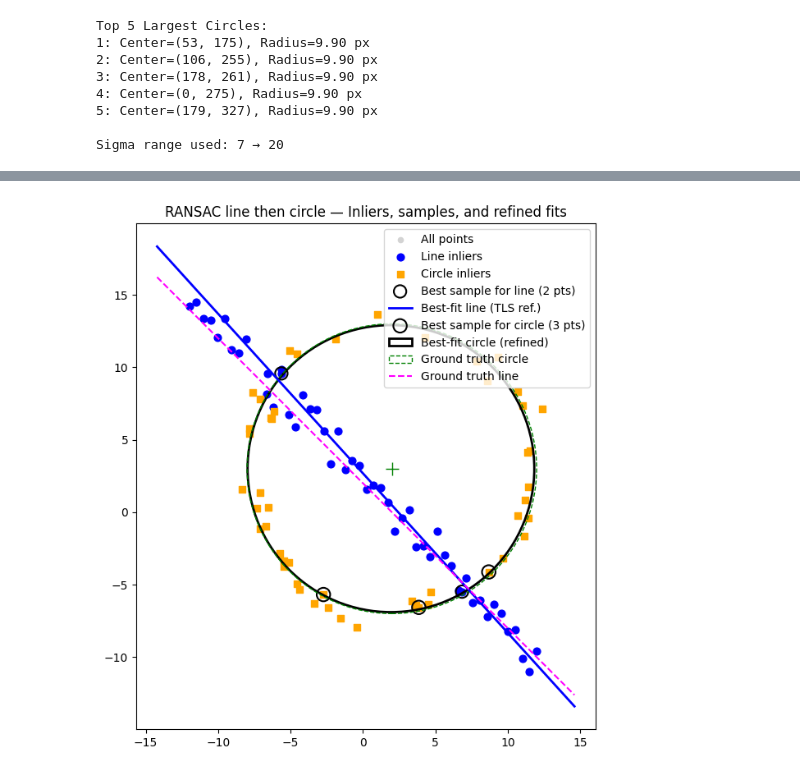
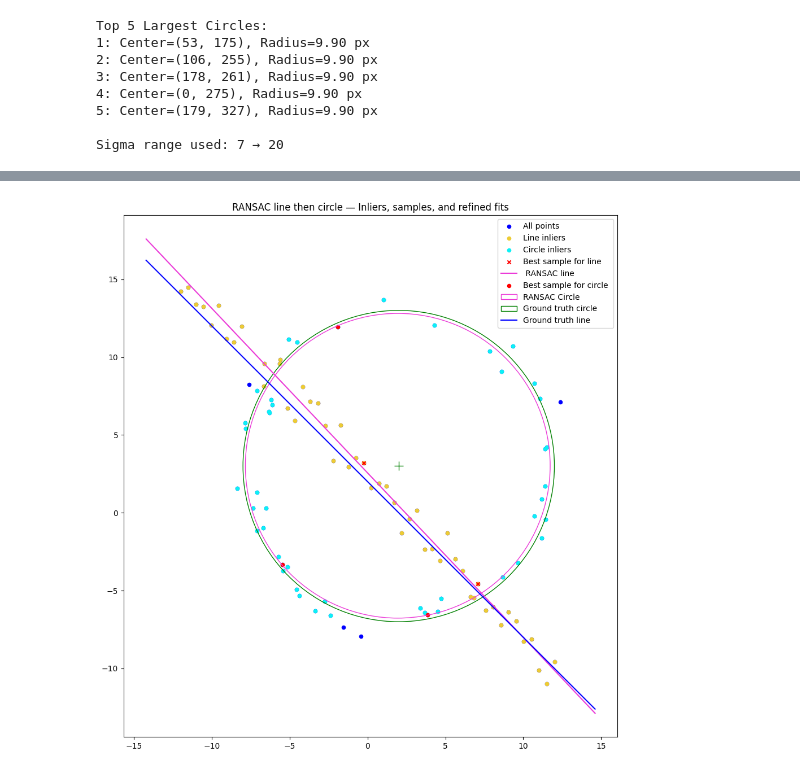
Before and after one commit to imansha321/OpenCV, a Jupyter notebook: EN3160 Assignment 2 on Fitting and Alignment/EN3160 Assignment 2 on Fitting and Alignment.ipynb, the cells around one changed output, grey strips where cells are left out. Cells and saved outputs as stored; diff of their text form; code cells hidden in the pictures.

```diff
--- a/EN3160 Assignment 2 on Fitting and Alignment/EN3160 Assignment 2 on Fitting and Alignment.ipynb
+++ b/EN3160 Assignment 2 on Fitting and Alignment/EN3160 Assignment 2 on Fitting and Alignment.ipynb
@@ -83,5 +150,4 @@ Sigma range used: 7 → 20
 # %%
-
 import numpy as np
 import matplotlib.pyplot as plt
 from scipy.optimize import minimize
@@ -112,9 +178,7 @@ X = np.vstack((X_circ, X_line))  # all points
 
 
 def line_from_two_points(p1, p2):
-    """Return (a,b,d) for line where [a,b] is unit normal and a*x + b*y = d"""
     v = p2 - p1
-    # normal vector perpendicular to direction v
     n = np.array([v[1], -v[0]])
     norm = np.linalg.norm(n)
     if norm == 0:
@@ -124,11 +188,9 @@ def line_from_two_points(p1, p2):
     return n_unit[0], n_unit[1], d
 
 def point_line_distances(Xpts, a, b, d):
-    """Absolute perpendicular distances of points to line a*x + b*y = d (a,b unit)"""
     return np.abs(Xpts.dot(np.array([a, b])) - d)
 
 def refine_line_tls(X_inliers):
-    """Total least squares line fit using SVD. Return (a,b,d) with unit normal [a,b]."""
     if len(X_inliers) < 2:
         return None
     centroid = X_inliers.mean(axis=0)
@@ -143,19 +205,15 @@ def refine_line_tls(X_inliers):
     d = float(normal.dot(centroid))
     return a, b, d
 
-def circle_from_3pts(p1, p2, p3):
-    """Compute circle (x0,y0,r) through three non-collinear points.
-       Returns (x0,y0,r) or None if degenerate."""
-    # Use linear algebra circumcenter method
+def circle_from_points(p1, p2, p3):
     A = np.array([p1, p2, p3], dtype=float)
-    # check collinearity:
     mat = np.vstack((A.T, np.ones(3)))
     if np.linalg.matrix_rank(mat) < 3:
         return None
     x1, y1 = p1
     x2, y2 = p2
     x3, y3 = p3
-    # compute circumcenter
+
     a = x1 - x2
     b = y1 - y2
     c = x1 - x3
@@ -175,7 +233,7 @@ def radial_errors(Xpts, x0, y0, r):
     return np.abs(dists - r)
 
 
-def ransac_line(Xpts, iterations=1000, thresh=1.5, min_inliers=30):
+def ransac_line(Xpts, iterations=1000, threshold=1.5, min_inliers=30):
     best = {'inliers': None, 'a': None, 'b': None, 'd': None, 'sample_idx': None}
     n_pts = len(Xpts)
     for it in range(iterations):
@@ -187,13 +245,13 @@ def ransac_line(Xpts, iterations=1000, thresh=1.5, min_inliers=30):
             continue
         a, b, d = params
         dists = point_line_distances(Xpts, a, b, d)
-        inliers_idx = np.where(dists < thresh)[0]
+        inliers_idx = np.where(dists < threshold)[0]
         if len(inliers_idx) > (best['inliers'].sum() if isinstance(best['inliers'], np.ndarray) else 0):
             if len(inliers_idx) >= min_inliers:
                 best['inliers'] = inliers_idx
                 best['a'], best['b'], best['d'] = a, b, d
                 best['sample_idx'] = (i, j)
-    # If found candidate, refine with TLS on inliers
+
     if best['inliers'] is None:
         return None
     X_in = Xpts[best['inliers']]
@@ -204,18 +262,18 @@ def ransac_line(Xpts, iterations=1000, thresh=1.5, min_inliers=30):
     return best
 
 
-def ransac_circle(Xpts, iterations=1500, thresh=1.5, min_inliers=20):
+def ransac_circle(Xpts, iterations=1500, threshold=1.5, min_inliers=20):
     best = {'inliers': None, 'x0': None, 'y0': None, 'r': None, 'sample_idx': None}
     n_pts = len(Xpts)
     for it in range(iterations):
         idx = np.random.choice(n_pts, size=3, replace=False)
         p1, p2, p3 = Xpts[idx]
-        circ = circle_from_3pts(p1, p2, p3)
+        circ = circle_from_points(p1, p2, p3)
         if circ is None:
             continue
         x0, y0, r = circ
         errs = radial_errors(Xpts, x0, y0, r)
-        inliers_idx = np.where(errs < thresh)[0]
+        inliers_idx = np.where(errs < threshold)[0]
         if best['inliers'] is None or len(inliers_idx) > len(best['inliers']):
             if len(inliers_idx) >= min_inliers:
                 best['inliers'] = inliers_idx
@@ -241,22 +299,22 @@ def ransac_circle(Xpts, iterations=1500, thresh=1.5, min_inliers=20):
 
 
 line_iterations = 1000
-line_thresh = 1.5      # perpendicular distance threshold
-line_min_inliers = 30  # must be at least this many points to accept
+line_threshold = 1.2
+line_min_inliers = 40
 
 circle_iterations = 1500
-circle_thresh = 1.5    # radial error threshold
+circle_threshold = 1
 circle_min_inliers = 15
 
 # 1) Estimate line using RANSAC
-line_result = ransac_line(X, iterations=line_iterations, thresh=line_thresh, min_inliers=line_min_inliers)
+line_result = ransac_line(X, iterations=line_iterations, threshold=line_threshold, min_inliers=line_min_inliers)
 if line_result is None:
     raise RuntimeError("Line RANSAC failed to find a model")
 
 # compute distances and inliers again with refined params
 a_best, b_best, d_best = line_result['a'], line_result['b'], line_result['d']
 dists_all = point_line_distances(X, a_best, b_best, d_best)
-line_inliers_idx = np.where(dists_all < line_thresh)[0]
+line_inliers_idx = np.where(dists_all < line_threshold)[0]
 line_sample_idx = line_result['sample_idx']
 
 # 2) Subtract line inliers and estimate circle on remainder
@@ -265,20 +323,19 @@ mask_remnant[line_inliers_idx] = False
 X_remnant = X[mask_remnant]
 
 circle_result = ransac_circle(X_remnant, iterations=circle_iterations,
-                              thresh=circle_thresh, min_inliers=circle_min_inliers)
+                              threshold=circle_threshold, min_inliers=circle_min_inliers)
 if circle_result is None:
     raise RuntimeError("Circle RANSAC failed to find a model")
 
 x0_ransac, y0_ransac, r_ransac = circle_result['x0'], circle_result['y0'], circle_result['r']
 circle_inliers_idx_in_remnant = circle_result['inliers']
-# convert to indices in original X
+
 remnant_indices = np.where(mask_remnant)[0]
 circle_inliers_idx = remnant_indices[circle_inliers_idx_in_remnant]
 circle_sample_idx_remnant = circle_result['sample_idx']
 circle_sample_idx = remnant_indices[circle_sample_idx_remnant]
 
-# Also compute best-fit circle from all circle inliers (redundant since refined via minimize)
-# Print results
+
 print("Line (refined TLS): a={:.4f}, b={:.4f}, d={:.4f}  (unit normal a,b)".format(a_best, b_best, d_best))
 print("Line inliers count:", len(line_inliers_idx))
 print("RANSAC line sample indices (two pts):", line_sample_idx)
@@ -288,43 +345,43 @@ print("Circle inliers count:", len(circle_inliers_idx))
 print("RANSAC circle sample indices (three pts, original indices):", circle_sample_idx)
 
 
-fig, ax = plt.subplots(1, 1, figsize=(8, 8))
+fig, ax = plt.subplots(1, 1, figsize=(12, 12))
 ax.set_aspect('equal', 'box')
 
 # Plot all points (light gray)
-ax.scatter(X[:,0], X[:,1], s=20, c='lightgray', label='All points')
+ax.scatter(X[:,0], X[:,1], s=20, c='blue',marker='o', label='All points')
 
 # Plot line inliers
-ax.scatter(X[line_inliers_idx,0], X[line_inliers_idx,1], s=40, c='blue', marker='o', label='Line inliers')
+ax.scatter(X[line_inliers_idx,0], X[line_inliers_idx,1], s=20, c='#EDCC34', marker='o', label='Line inliers')
 
 # Plot circle inliers
-ax.scatter(X[circle_inliers_idx,0], X[circle_inliers_idx,1], s=40, c='orange', marker='s', label='Circle inliers')
+ax.scatter(X[circle_inliers_idx,0], X[circle_inliers_idx,1], s=20, c='#0CF1F5', marker='o', label='Circle inliers')
 
 # Plot RANSAC line sample points (from best sample)
 p1_idx, p2_idx = line_sample_idx
-ax.scatter(X[p1_idx,0], X[p1_idx,1], s=120, edgecolor='k', facecolor='none', linewidth=1.5, label='Best sample for line (2 pts)')
-ax.scatter(X[p2_idx,0], X[p2_idx,1], s=120, edgecolor='k', facecolor='none', linewidth=1.5)
+ax.scatter(X[p1_idx,0], X[p1_idx,1], s=20, c='red' ,marker='x', label='Best sample for line')
+ax.scatter(X[p2_idx,0], X[p2_idx,1], s=20, c='red', marker='x')
 
-# Plot best-fit TLS line (infinite line across plot)
+# Plot best-fit TLS line
 x_min, x_max = ax.get_xlim()
 xs = np.linspace(x_min-1, x_max+1, 200)
-# line a*x + b*y = d -> y = (d - a*x)/b  (handle case b~0)
+
 if abs(b_best) > 1e-6:
     ys = (d_best - a_best*xs) / b_best
-    ax.plot(xs, ys, '-', color='blue', linewidth=2, label='Best-fit line (TLS ref.)')
+    ax.plot(xs, ys, '-', color='#EB3BD8', label=' RANSAC line')
 else:
     # vertical-ish line
     x_line_val = d_best / a_best
-    ax.plot([x_line_val, x_line_val], [x_min-10, x_max+10], '-', color='blue', linewidth=2, label='Best-fit line (TLS ref.)')
+    ax.plot([x_line_val, x_line_val], [x_min-10, x_max+10], '-', color='#EB3BD8', label=' RANSAC line')
 
 # Plot RANSAC circle sample points
-ax.scatter(X[circle_sample_idx,0], X[circle_sample_idx,1], s=140, facecolor='none', edgecolor='k', linewidth=1.5, label='Best sample for circle (3 pts)')
+ax.scatter(X[circle_sample_idx,0], X[circle_sample_idx,1], s=20, c='red' ,marker='o', label='Best sample for circle ')
 
 # Plot refined circle
-circle_patch = plt.Circle((x0_ransac, y0_ransac), r_ransac, fill=False, linewidth=2, label='Best-fit circle (refined)')
+circle_patch = plt.Circle((x0_ransac, y0_ransac), r_ransac, fill=False, label='RANSAC Circle', color='#EB3BD8')
 ax.add_patch(circle_patch)
 # plot ground truth circle & center
-gt_circle = plt.Circle((x0_gt, y0_gt), r, fill=False, linestyle='--', color='green', label='Ground truth circle')
+gt_circle = plt.Circle((x0_gt, y0_gt), r, fill=False, color='green', label='Ground truth circle')
 ax.add_patch(gt_circle)
 ax.plot(x0_gt, y0_gt, '+', color='green', markersize=12)
 
@@ -332,17 +389,9 @@ ax.plot(x0_gt, y0_gt, '+', color='green', markersize=12)
 # ground truth line: y = m*x + b
 xt = np.array([x_min-1, x_max+1])
 yt = m*xt + b
-ax.plot(xt, yt, color='magenta', linestyle='--', label='Ground truth line')
+ax.plot(xt, yt, color='blue', label='Ground truth line')
 
 ax.legend()
 ax.set_title('RANSAC line then circle — Inliers, samples, and refined fits')
 plt.show()
-
-
-print("\nQ2(d) Short answer (what happens if circle is fit first):")
-print("If you fit the circle first (RANSAC for circle on the full dataset), the circle RANSAC may pick")
-print("a model that uses many points from the line portion (or a mixture), or a circle that partially")
-print("explains line points, leading to the wrong separation. In other words, fitting the circle first")
-print("can cause incorrect inlier labeling because the line points can be (mistakenly) considered")
-print("circle inliers for some circle hypotheses. This makes subsequent line estimation worse.")
 # %% [output]
@@ -356 +405 @@ RANSAC circle sample indices (three pts, original indices): [23 19 45]
-[figure, old version]
+[figure, new version]
```
Also changed, not shown: parts of 6 cells of this notebook, 4 other files.
